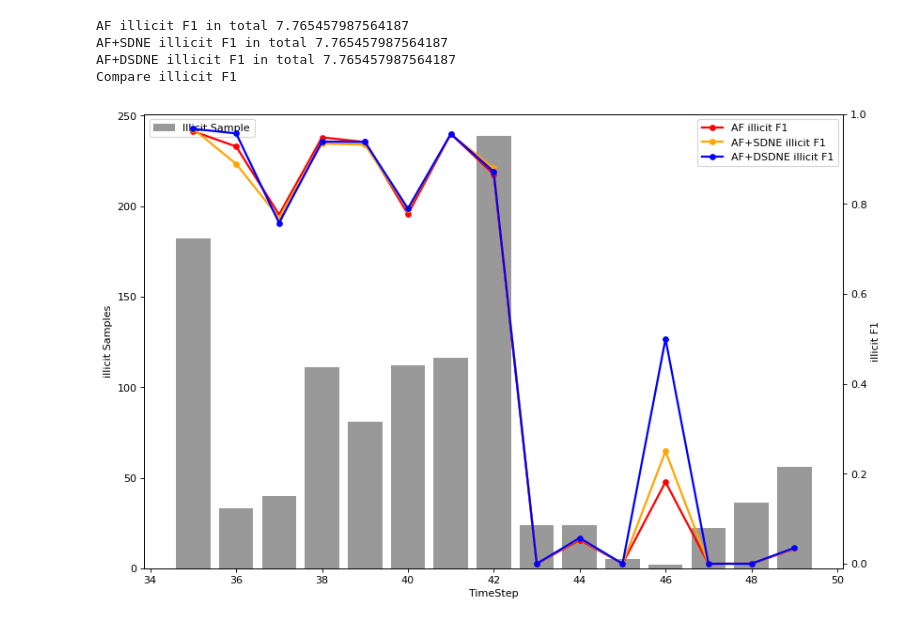
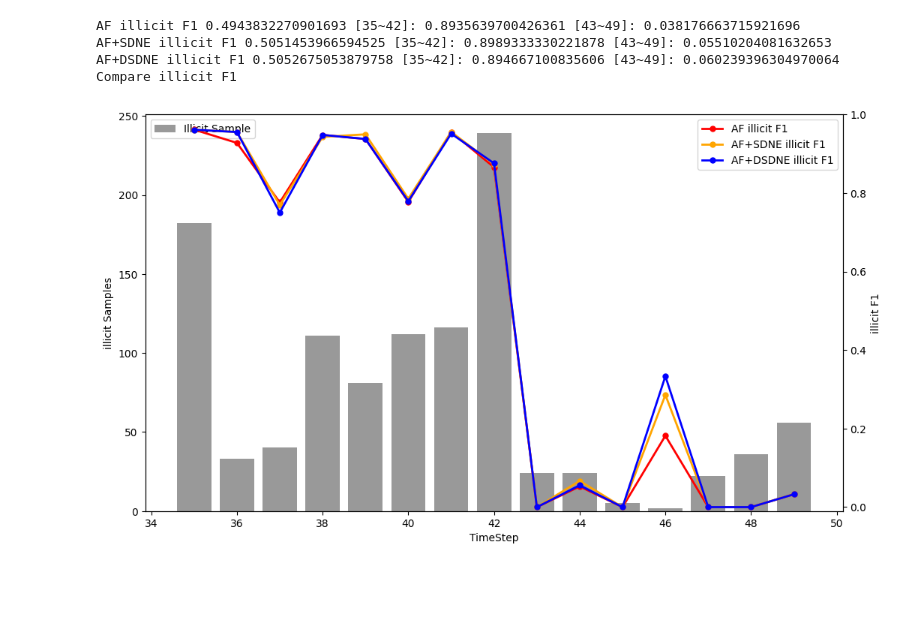
Before and after one commit to Tsunami-Song/DSDNE, a Jupyter notebook: experiment_3.ipynb, the cells around one changed output. Cells and saved outputs as stored; diff of their text form; code cells hidden in the pictures; blank space fills up the shorter version.

```diff
--- a/experiment_3.ipynb
+++ b/experiment_3.ipynb
@@ -38,8 +35,7 @@ features.columns = ["txId","time_step"] + tx_features + agg_features
 features = pd.merge(features,classes,left_on="txId",right_on="txId",how='left')
 features['class'] = features['class'].apply(lambda x: '0' if x == "unknown" else x)
 # %%
-data = pd.read_csv(r"/content/drive/MyDrive/SDNE/sdne_feature2_pro_b8.txt")
-
+data = pd.read_csv(r"/content/drive/MyDrive/SDNE/sdne_feature_e500_b9.txt")
 orig2contiguos = pd.read_csv(r"/content/drive/MyDrive/AML/EvolveGCN-master/elliptic_bitcoin_dataset/elliptic_txs_orig2contiguos.csv")
 orig2contiguos.columns=["originalId","txId"]
 sdne_feature = pd.merge(orig2contiguos,data,on='txId')
@@ -48,8 +44,7 @@ sdne_feature_col = ["sdne_feature_"+str(i) for i in range(1,65)]
 sdne_feature.columns=["txId"]+sdne_feature_col
 sdne_feature_names = ["sdne_feature_"+str(i) for i in range(1,65)]
 # %%
-
-data_pro = pd.read_csv(r"/content/drive/MyDrive/SDNE/sdne_feature_stack2_pro2.txt")
+data_pro = pd.read_csv(r"/content/drive/MyDrive/SDNE/dsdne_feature_e500_b9.txt")
 orig2contiguos = pd.read_csv(r"/content/drive/MyDrive/AML/EvolveGCN-master/elliptic_bitcoin_dataset/elliptic_txs_orig2contiguos.csv")
 orig2contiguos.columns=["originalId","txId"]
 dsdne_feature = pd.merge(orig2contiguos,data_pro,on='txId')
@@ -67,9 +62,7 @@ X_train_sdne = X_data_sdne[tx_features+agg_features+sdne_feature_names]
 X_data_dsdne = pd.merge(X_data,dsdne_feature,how='inner')
 X_train_dsdne = X_data_dsdne[tx_features+agg_features+sdne_feature_names]
 # %%
-
 def work_illicit_F1(sdne_flag):
-  #print("Start!")
   illicit_f1 = list()
   illicit_nums =list()
   for timestep in range(35,50):
@@ -91,50 +84,47 @@ def work_illicit_F1(sdne_flag):
       y_test = features[((features['class']=='1') & (features['time_step']==timestep)) | ((features['class']=='2') & (features['time_step']==timestep))]['class']
       preds = clf_ori.predict(X_test)
     y = y_test.apply(lambda x: 0 if x == '2' else 1 )
-    #X_train, X_test, y_train, y_test = train_test_split(X,y,test_size=test_size,random_state=0,shuffle=True)
-
-    #class_weight="balanced"{0:1,1:20}
-
     prec,rec,f1,num = precision_recall_fscore_support(y,preds, average=None,zero_division=0)
     illicit_f1.append(f1[1])
     illicit_nums.append(illicit_num)
     micro_f1 = f1_score(y,preds,average='micro')
-  return illicit_f1,sum(illicit_f1)
+  return illicit_f1,sum(illicit_f1),sum(illicit_f1[0:8]),sum(illicit_f1[8:])
 # %%
 rf_random_state = 0
-clf_ori = RandomForestClassifier(n_estimators=50,max_features=50,  max_depth=100,random_state=rf_random_state).fit(X_train_ori,y_train)
-clf_sdne = RandomForestClassifier(n_estimators=50,max_features=50, max_depth=100,random_state=rf_random_state).fit(X_train_sdne,y_train)
-clf_dsdne = RandomForestClassifier(n_estimators=50,max_features=50, max_depth=100,random_state=rf_random_state).fit(X_train_dsdne,y_train)
-ff0,sum0 = work_illicit_F1(0)
-ff1,sum1 = work_illicit_F1(1)
-ff2,sum2 = work_illicit_F1(2)
-print("AF illicit F1 in total",sum2)
-print("AF+SDNE illicit F1 in total",sum2)
-print("AF+DSDNE illicit F1 in total",sum2)
+class_weight = None
+clf_ori = RandomForestClassifier(n_estimators=50,max_features=50,  max_depth=100,random_state=rf_random_state,class_weight = class_weight).fit(X_train_ori,y_train)
+clf_sdne = RandomForestClassifier(n_estimators=50,max_features=50, max_depth=100,random_state=rf_random_state,class_weight = class_weight).fit(X_train_sdne,y_train)
+clf_dsdne = RandomForestClassifier(n_estimators=50,max_features=50, max_depth=100,random_state=rf_random_state,class_weight = class_weight).fit(X_train_dsdne,y_train)
+ff0,sum0,sum0_h,sum0_t = work_illicit_F1(0)
+ff1,sum1,sum1_h,sum1_t = work_illicit_F1(1)
+ff2,sum2,sum2_h,sum2_t = work_illicit_F1(2)
+print("AF illicit F1",sum0/15,"[35~42]:",sum0_h/8,"[43~49]:",sum0_t/7)
+print("AF+SDNE illicit F1",sum1/15,"[35~42]:",sum1_h/8,"[43~49]:",sum1_t/7)
+print("AF+DSDNE illicit F1",sum2/15,"[35~42]:",sum2_h/8,"[43~49]:",sum2_t/7)
 print("Compare illicit F1")
 timestep = np.arange(35,50)
-plt.figure(figsize=(12,8), dpi=80)
+plt.figure(figsize=(12,7), dpi=100)
 illicit_nums = [182, 33, 40, 111, 81, 112, 116, 239, 24, 24, 5, 2, 22, 36, 56]
 illicit_nums_t = illicit_nums
 plt.bar(x=timestep, height=illicit_nums_t, label='Illicit Sample', color='gray', alpha=0.8)
 plt.legend(loc="upper left")
 
 plt.xlabel("TimeStep")
 plt.ylabel("illicit Samples")
 ax2 = plt.twinx()
 ax2.set_ylabel("illicit F1")
 
 ax2.set_ylim([-0.01, 1.0])
 ax3 = plt.plot(timestep, ff0, "r", marker='.', c='red', ms=10, linewidth='2', label="AF illicit F1")
 ax4 = plt.plot(timestep, ff1, "r", marker='.', c='orange', ms=10, linewidth='2', label="AF+SDNE illicit F1")
 ax5 = plt.plot(timestep, ff2, "r", marker='.', c='blue', ms=10, linewidth='2', label="AF+DSDNE illicit F1")
 
 plt.legend(labels = ["AF illicit F1","AF+SDNE illicit F1","AF+DSDNE illicit F1"])
-plt.savefig("Compare.jpg")
+plt.savefig("illicit_F1_curve.jpg")
 plt.show()
 # %% [output]
-AF illicit F1 in total 7.765457987564187
-AF+SDNE illicit F1 in total 7.765457987564187
-AF+DSDNE illicit F1 in total 7.765457987564187
+AF illicit F1 0.4943832270901693 [35~42]: 0.8935639700426361 [43~49]: 0.038176663715921696
+AF+SDNE illicit F1 0.5051453966594525 [35~42]: 0.8989333330221878 [43~49]: 0.05510204081632653
+AF+DSDNE illicit F1 0.5052675053879758 [35~42]: 0.894667100835606 [43~49]: 0.060239396304970064
 Compare illicit F1
-[figure, old version]
+[figure, new version]
```
Also changed, not shown: parts of 3 cells of this notebook, 7 other files.
